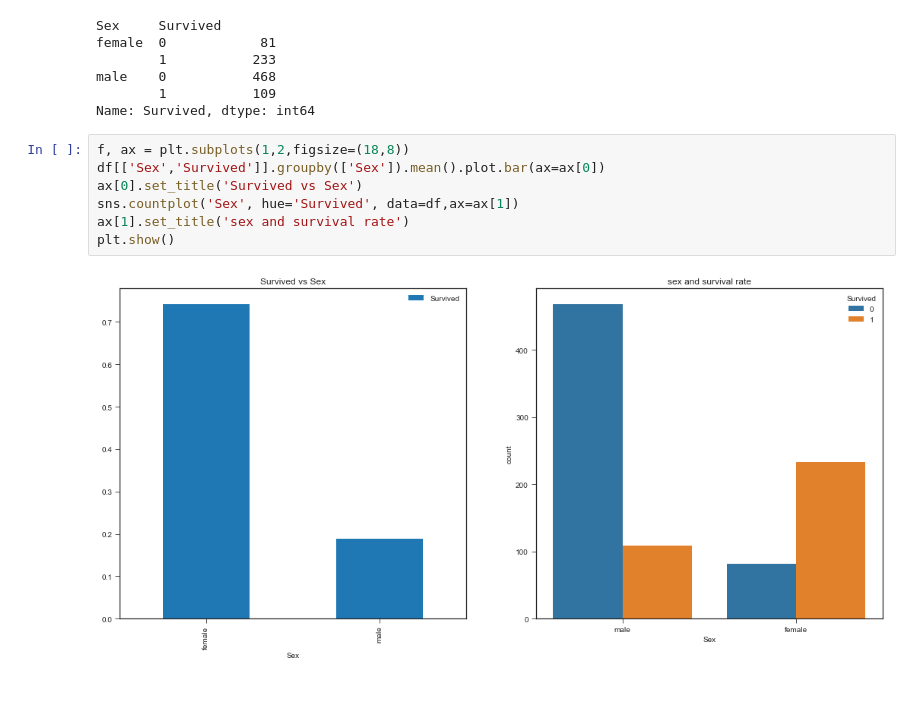
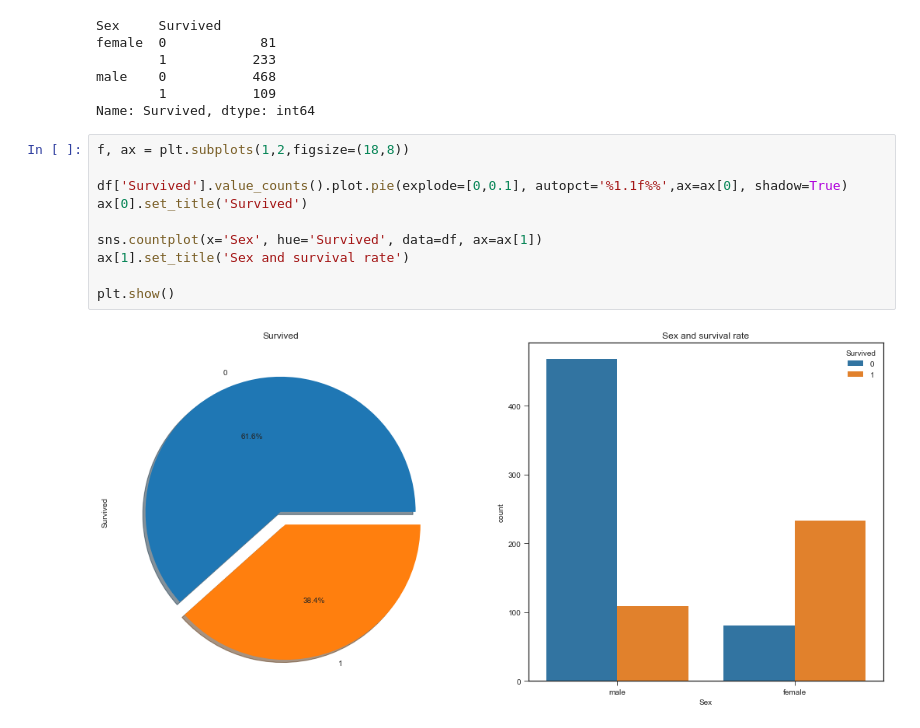
Before and after one commit to agomolka/KaggleTitanicCompetition, a Jupyter notebook: titanic_compete.ipynb, the cells around one changed output. Drawn from its saved outputs; the diff is of its cells as text; blank space fills up the shorter version.

Commit message:
Improvement "survived vs sex" plot

```diff
--- a/titanic_compete.ipynb
+++ b/titanic_compete.ipynb
@@ -72,10 +72,13 @@ male    0           468
 Name: Survived, dtype: int64
 # %%
 f, ax = plt.subplots(1,2,figsize=(18,8))
-df[['Sex','Survived']].groupby(['Sex']).mean().plot.bar(ax=ax[0])
-ax[0].set_title('Survived vs Sex')
-sns.countplot('Sex', hue='Survived', data=df,ax=ax[1])
-ax[1].set_title('sex and survival rate')
+
+df['Survived'].value_counts().plot.pie(explode=[0,0.1], autopct='%1.1f%%',ax=ax[0], shadow=True)
+ax[0].set_title('Survived')
+
+sns.countplot(x='Sex', hue='Survived', data=df, ax=ax[1])
+ax[1].set_title('Sex and survival rate')
+
 plt.show()
 # %% [output]
-[figure, old version]
+[figure, new version]
```
